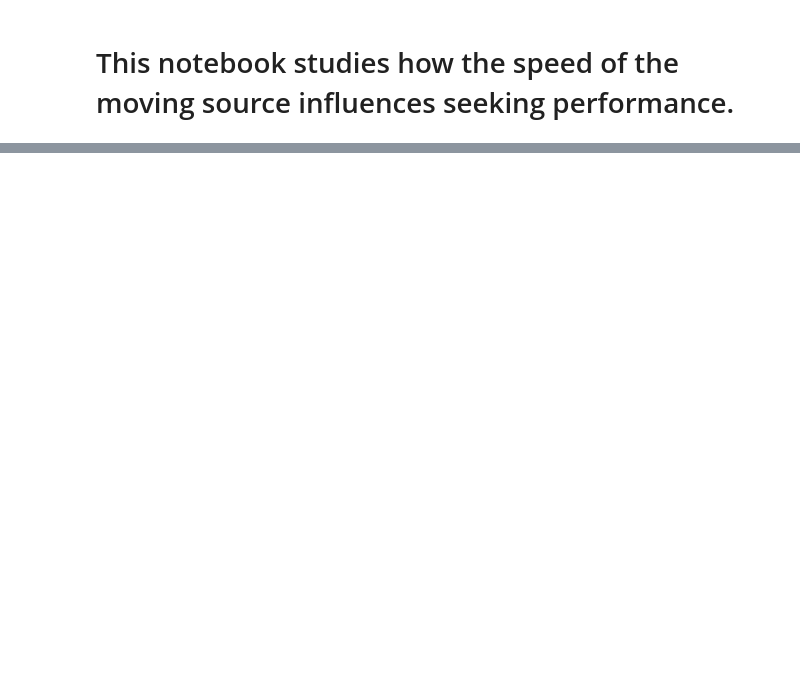
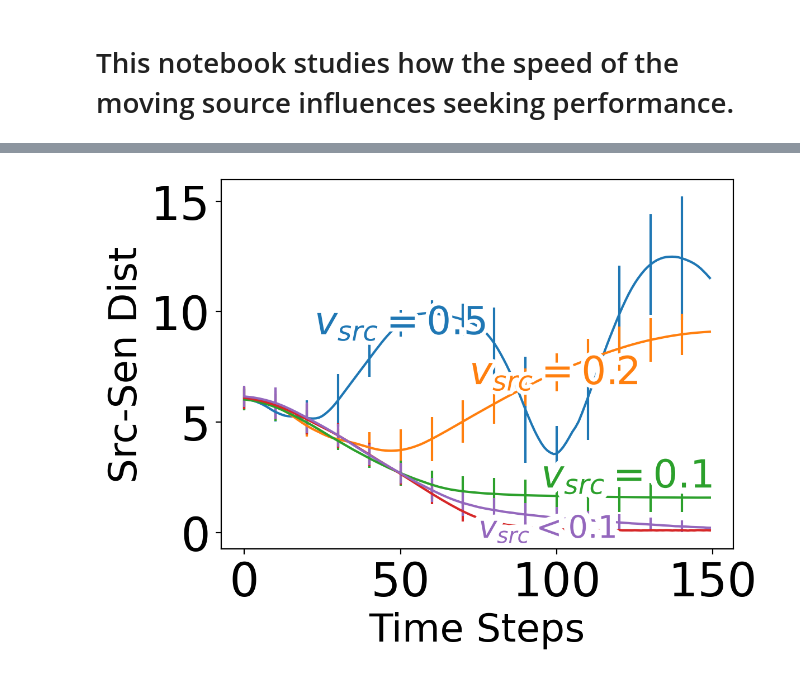
Before and after one commit to lina-robotics-lab/fim_track, a Jupyter notebook: Notebooks/The effect of the Speed of Moving Source.ipynb, the cells around one changed output, grey strips where cells are left out. Saved outputs shown, nothing was run; the diff lists cells and outputs as text; code cells hidden in the pictures; blank space fills up the shorter version.

```diff
--- a/Notebooks/The effect of the Speed of Moving Source.ipynb
+++ b/Notebooks/The effect of the Speed of Moving Source.ipynb
@@ -45,7 +56,6 @@ def main(N_trails,N_sen,N_iter,source_vel):
     '''
         source_ang_vel: the angular velcity of the source circular motion, measured in degree/step.
     '''
-
 
     '''Experiment Parameters'''
 
@@ -62,16 +72,13 @@ def main(N_trails,N_sen,N_iter,source_vel):
     # The step size of each sensor
     max_linear_speed=0.1
 
-    # Terminal condition
-    contact_radius = 0.1
-
+    # Prepare the motion update for the source
     origin = np.array([0,0])
     radius = 6.0
     theta_0 = 3*np.pi/2
     dtheta = source_vel/(radius)
 
     source = CircleGenerator(origin,radius,dtheta)
-
 
     data={'p':[],'qhat':[],'q':[]}
     t = time.time()
@@ -84,7 +91,7 @@ def main(N_trails,N_sen,N_iter,source_vel):
         qhat_0 = np.array([3,4])
         qhat = np.array(qhat_0) # Initial source location estimates
 
-        q_0 = np.array([6,6])
+        q_0 = np.array([6,0])
         q = q_0 # Actual source location
 
         # The Centralized EKF
@@ -135,12 +142,15 @@ def main(N_trails,N_sen,N_iter,source_vel):
     print('Time:',time.time()-t)
     return data
 # %%
-vels = [0.01,0.05,0.075,0.1,0.5,0.2]
+vels = [0.5,0.2,0.1,0.05,0.075]
 N_trails = 100
 N_iter=150
 n_sen=6
 data={}
 
+
+np.random.seed(SEED)
+
 for vel in vels:
     data[vel] = main(N_trails,n_sen,N_iter,vel)
 # %% [output]
@@ -154,3 +163,72 @@ Time: 1.8560807704925537
 filepath = "../Data/VelocityTest_Centralized.pkl"
 with open(filepath,'wb') as file:
     pkl.dump(data,file)
+# %%
+'''Plotting'''
+
+with open(filepath,'rb') as file:
+    data=pkl.load(file)
+
+plt.figure(dpi=200)
+for name,d in data.items():
+    ps = np.array(d['p'])
+    qhat = np.array(d['qhat'])
+    q = np.array(d['q'])
+     # qhat.shape=ps.shape=(N_trails,N_iter,space_dim)
+    dist = np.linalg.norm(ps-q[:,:,np.newaxis,:],axis=-1)
+    # dist.shape = (N_trails,N_iter,N_sen)
+    # print(qhat.shape,dist.shape)
+
+
+    ave_median_dist = np.mean(np.median(dist,axis=-1),axis=0)
+    std_median_dist = np.std(np.median(dist,axis=-1),axis=0)
+    N_iter=len(ave_median_dist)
+
+    x = np.arange(N_iter)
+
+    plt.errorbar(x,ave_median_dist,yerr=std_median_dist,label= r"$v_{src}=$"+"${:.1f}$".format(name),errorevery=10)
+
+lines = plt.gca().get_lines()
+
+# labelLines(lines[1:], yoffsets=0.01, align=True, backgroundcolor="none")
+
+labelLines(plt.gca().get_lines()[:2], zorder=2.5,align=False,fontsize=25)
+
+
+l2 = lines[-3]
+labelLine(
+    l2,
+    95,
+    label=r'$v_{src}=0.1$',
+    ha="left",
+    va="bottom",
+    align=False,
+    backgroundcolor="none",
+    yoffset = -0.0,
+    fontsize = 25
+)
+
+l1 = lines[-1]
+labelLine(
+    l1,
+    75,
+    label=r'$v_{src}<0.1$',
+    ha="left",
+    va="bottom",
+    align=False,
+    backgroundcolor="none",
+    yoffset = -1.7,
+    fontsize = 20
+)
+
+plt.ylabel('Src-Sen Dist',fontsize=25)
+plt.xlabel('Time Steps',fontsize=25)
+    # plt.legend(ncol =1 ,fontsize=15)
+plt.xticks(fontsize = 30)
+plt.yticks(fontsize = 30)
+
+plt.tight_layout()
+plt.savefig('../Figures/Velocity_Centralized.png')
+plt.show()
+# %% [output]
+[figure, added]
```
Also changed, not shown: parts of 9 cells of this notebook, 1 other file.
